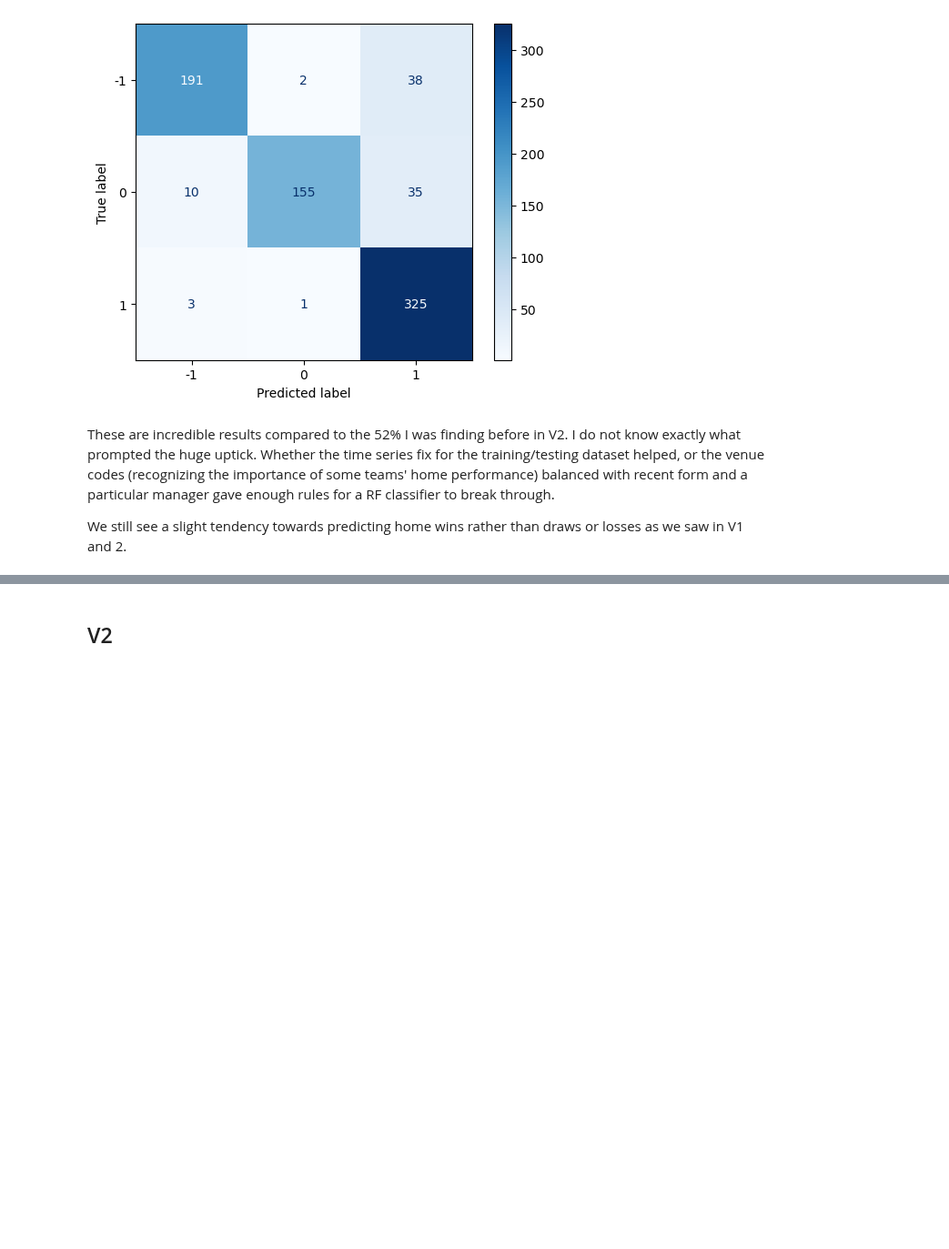
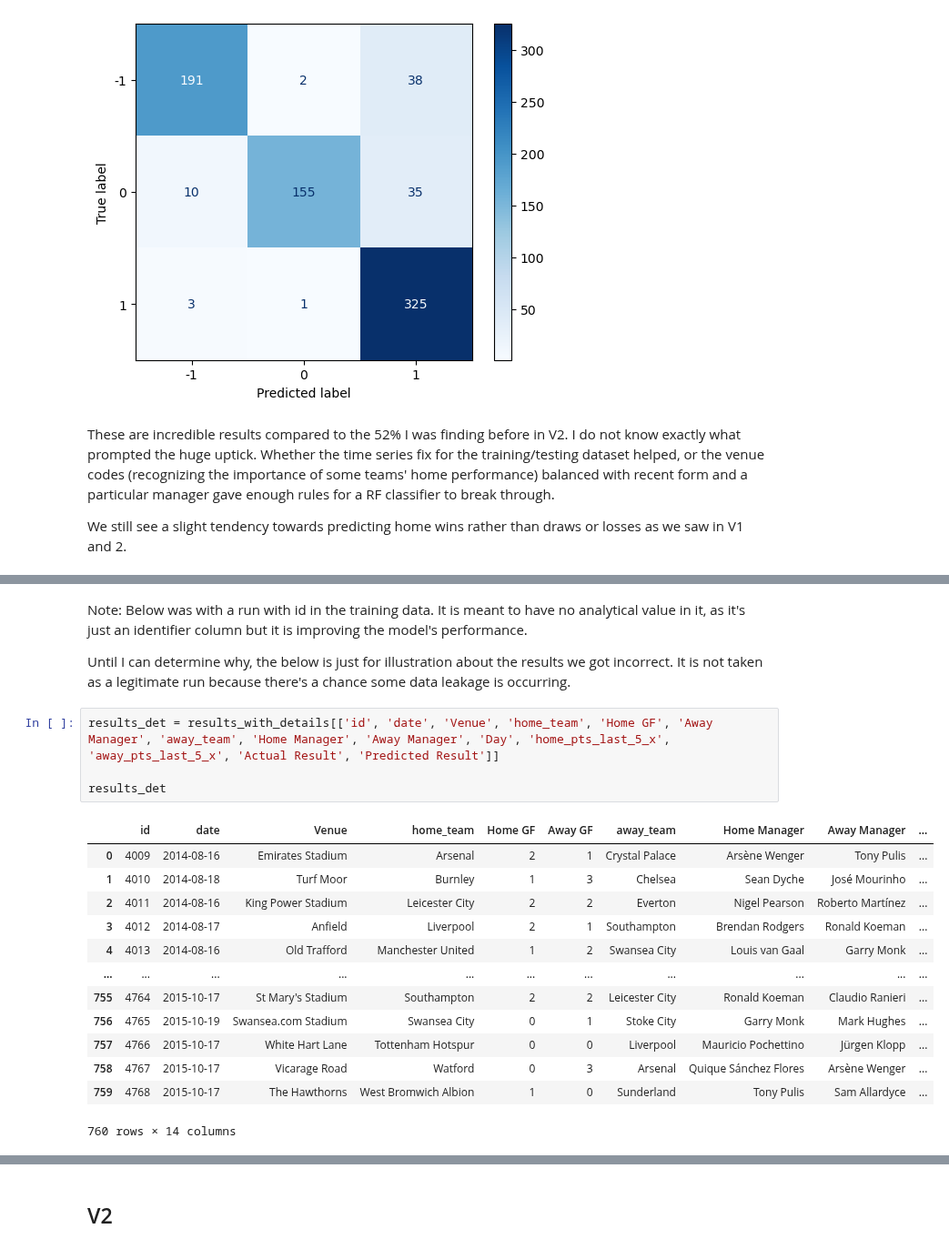
Before and after one commit to tjjdoherty/football-project-mvp, a Jupyter notebook: random_forest_prem.ipynb, the cells around one changed output, grey strips where cells are left out. Shown at 91% size. Cells and saved outputs as stored; diff of their text form; blank space fills up the shorter version.

```diff
--- a/random_forest_prem.ipynb
+++ b/random_forest_prem.ipynb
@@ -180,0 +283,22 @@ We still see a slight tendency towards predicting home wins rather than draws or
+# %% [markdown]
+Note: Below was with a run with id in the training data. It is meant to have no analytical value in it, as it's just an identifier column but it is improving the model's performance.
+
+Until I can determine why, the below is just for illustration about the results we got incorrect. It is not taken as a legitimate run because there's a chance some data leakage is occurring.
+# %%
+results_det = results_with_details[['id', 'date', 'Venue', 'home_team', 'Home GF', 'Away Manager', 'away_team', 'Home Manager', 'Away Manager', 'Day', 'home_pts_last_5_x', 'away_pts_last_5_x', 'Actual Result', 'Predicted Result']]
+
+results_det
+# %% [output]
+|  | id | date | Venue | home_team | Home GF | Away GF | away_team | Home Manager | Away Manager | ... |
+| 0 | 4009 | 2014-08-16 | Emirates Stadium | Arsenal | 2 | 1 | Crystal Palace | Arsène Wenger | Tony Pulis | ... |
+| 1 | 4010 | 2014-08-18 | Turf Moor | Burnley | 1 | 3 | Chelsea | Sean Dyche | José Mourinho | ... |
+| 2 | 4011 | 2014-08-16 | King Power Stadium | Leicester City | 2 | 2 | Everton | Nigel Pearson | Roberto Martínez | ... |
+| 3 | 4012 | 2014-08-17 | Anfield | Liverpool | 2 | 1 | Southampton | Brendan Rodgers | Ronald Koeman | ... |
+| 4 | 4013 | 2014-08-16 | Old Trafford | Manchester United | 1 | 2 | Swansea City | Louis van Gaal | Garry Monk | ... |
+| ... | ... | ... | ... | ... | ... | ... | ... | ... | ... | ... |
+| 755 | 4764 | 2015-10-17 | St Mary's Stadium | Southampton | 2 | 2 | Leicester City | Ronald Koeman | Claudio Ranieri | ... |
+| 756 | 4765 | 2015-10-19 | Swansea.com Stadium | Swansea City | 0 | 1 | Stoke City | Garry Monk | Mark Hughes | ... |
+| 757 | 4766 | 2015-10-17 | White Hart Lane | Tottenham Hotspur | 0 | 0 | Liverpool | Mauricio Pochettino | Jürgen Klopp | ... |
+| 758 | 4767 | 2015-10-17 | Vicarage Road | Watford | 0 | 3 | Arsenal | Quique Sánchez Flores | Arsène Wenger | ... |
+| 759 | 4768 | 2015-10-17 | The Hawthorns | West Bromwich Albion | 1 | 0 | Sunderland | Tony Pulis | Sam Allardyce | ... |
+760 rows × 14 columns
```
Also changed, not shown: parts of 19 cells of this notebook, 5 other files.
